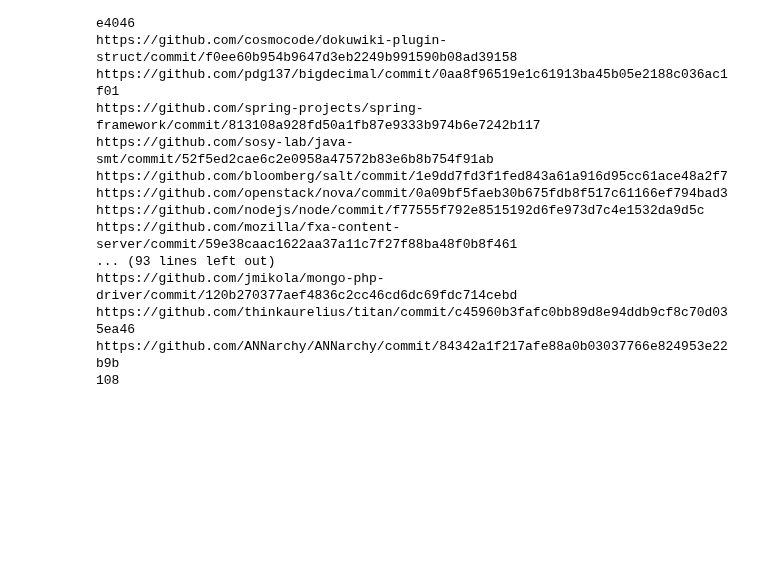
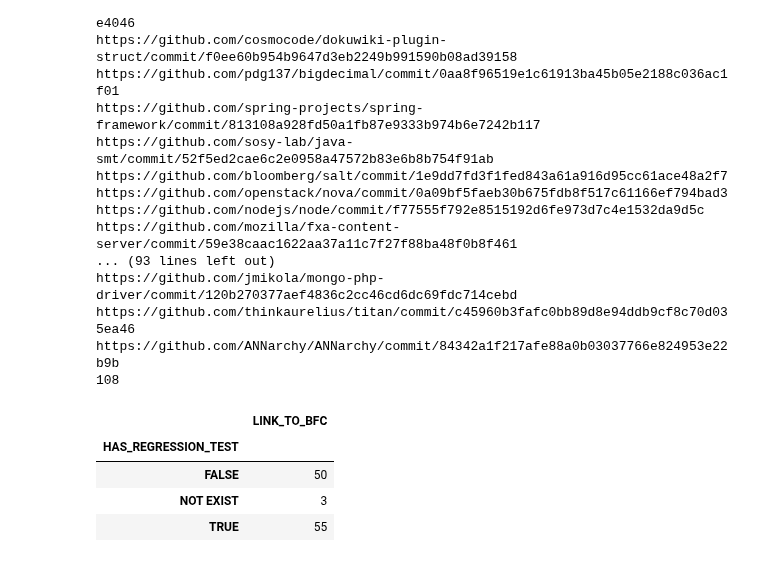
Before and after one commit to codeurjc/BugHunter, a Jupyter notebook: previous_work/grosa1/EvaluateRosaDataset.ipynb, the cells around one changed output. Saved outputs shown, nothing was run; the diff lists cells and outputs as text; code cells hidden in the pictures; blank space fills up the shorter version.

```diff
--- a/previous_work/grosa1/EvaluateRosaDataset.ipynb
+++ b/previous_work/grosa1/EvaluateRosaDataset.ipynb
@@ -264,3 +264,15 @@ https://github.com/jmikola/mongo-php-driver/commit/120b270377aef4836c2cc46cd6dc6
 https://github.com/thinkaurelius/titan/commit/c45960b3fafc0bb89d8e94ddb9cf8c70d035ea46
 https://github.com/ANNarchy/ANNarchy/commit/84342a1f217afe88a0b03037766e824953e22b9b
 108
+# %%
+with open("RegressionTestsFound.csv", "r") as f:
+    reader = csv.DictReader(f)
+    regtest = list(reader)
+regtest_df = pd.DataFrame.from_dict(regtest)
+regtest_df.groupby('HAS_REGRESSION_TEST').aggregate('count')
+# %% [output]
+|  | LINK_TO_BFC |
+| HAS_REGRESSION_TEST |  |
+| FALSE | 50 |
+| NOT EXIST | 3 |
+| TRUE | 55 |
```
